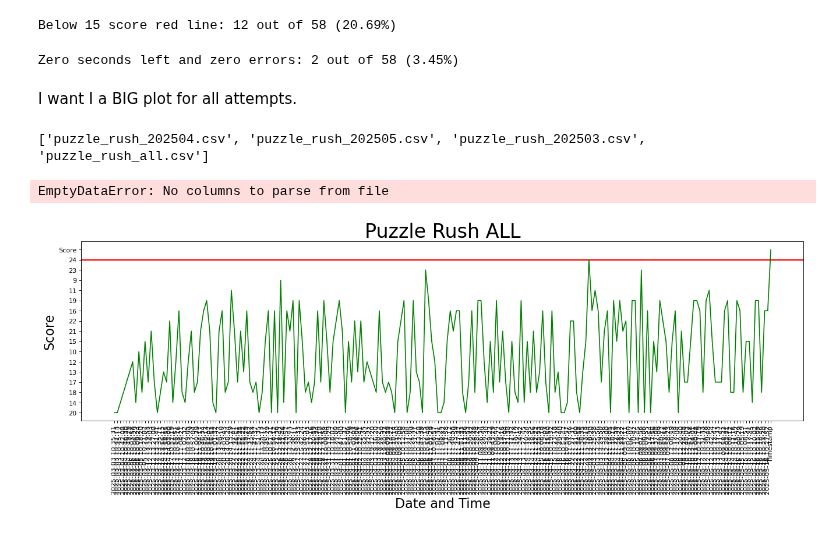
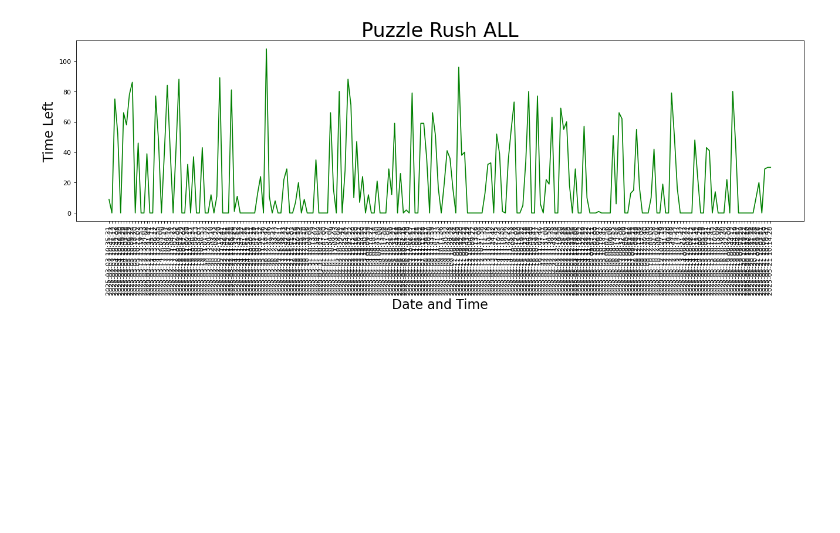
Before and after one commit to mariaonoeva/stat-repo, a Jupyter notebook: chess/puzzle-rush/total_stat_puzzle_rush.ipynb, the cells around one changed output. Drawn from its saved outputs; the diff is of its cells as text; code cells hidden in the pictures; blank space fills up the shorter version.

Commit message:
Big stat update

```diff
--- a/chess/puzzle-rush/total_stat_puzzle_rush.ipynb
+++ b/chess/puzzle-rush/total_stat_puzzle_rush.ipynb
@@ -14,0 +22,20 @@ puzzle_rush.head()
+# %%
+import os
+
+path = 'data/csvs/'
+extension = '.csv'
+
+files = [file for file in os.listdir(path) if file.endswith(extension)]
+
+stat = []
+
+for file in files:
+    output = month_info(path + file)
+    stat.append(output)
+
+stat_df = pd.DataFrame(stat)
+stat_df.columns = ['YearMonth', 'Attempts', 'Mean Score', 'Mean Error', 'Mean Time', '> 15', 'No error', 'No time']
+
+stat_df.sort_values(by='YearMonth', inplace=True)
+
+stat_df.head()
@@ -14,0 +65,5 @@ puzzle_rush.head()
+# %%
+all_puzzle_rush.columns = ['Timestamp', 'Mode', 'Score', 'TimeLeft', 'Errors']
+all_puzzle_rush.sort_values(by='Timestamp', inplace=True)
+
+all_puzzle_rush.head()
@@ -14,0 +77,3 @@ puzzle_rush.head()
+# %%
+all_puzzle_rush = all_puzzle_rush.assign(MonthYear = all_puzzle_rush['Timestamp'].str[:7])
+all_puzzle_rush.head()
@@ -33,36 +124,0 @@ Zero seconds left: 30 out of 58 (51.72%)
-# %%
-under_15 = puzzle_rush[(puzzle_rush['Score'] <= 15)]
-print(f"Below 15 score red line: {len(under_15)} out of {len(puzzle_rush['Timestamp'])} "
-      f"({len(under_15) / len(puzzle_rush['Timestamp']) * 100:.2f}%)")
-# %% [output]
-Below 15 score red line: 12 out of 58 (20.69%)
-# %%
-zero_time_no_error = puzzle_rush[(puzzle_rush['TimeLeft'] == 0) & (puzzle_rush['Errors'] == 0)]
-print(f"Zero seconds left and zero errors: {len(zero_time_no_error)} out of {len(puzzle_rush['Timestamp'])} "
-      f"({len(zero_time_no_error) / len(puzzle_rush['Timestamp']) * 100:.2f}%)")
-# %% [output]
-Zero seconds left and zero errors: 2 out of 58 (3.45%)
-# %% [markdown]
-I want I a BIG plot for all attempts.
-# %%
-import os
-
-path = 'data/csvs/'
-extension = '.csv'
-
-files = [file for file in os.listdir(path) if file.endswith(extension)]
-
-print(files)
-# %% [output]
-['puzzle_rush_202504.csv', 'puzzle_rush_202505.csv', 'puzzle_rush_202503.csv', 'puzzle_rush_all.csv']
-# %%
-dfs = []
-
-for file in files:
-    df = pd.read_csv(os.path.join(path, file), header=None)
-    dfs.append(df)
-
-all_puzzle_rush = pd.concat(dfs)
-print(all_puzzle_rush)
-# %% [output]
-EmptyDataError: No columns to parse from file
@@ -74,26 +125,18 @@ df.head()
 # %%
-import matplotlib.pyplot as plt
-from matplotlib.pyplot import figure
 figure(figsize=(20, 5), dpi=80) # fig size
 
-date_time = df['Timestamp'].tolist()
-score = df['Score'].tolist()
+date_time = all_puzzle_rush['Timestamp'].tolist()
+score = all_puzzle_rush['TimeLeft'].tolist()
 
 # cosmetics
 plt.title(f"Puzzle Rush ALL", fontsize=30)
 plt.xlabel("Date and Time", fontsize=20)
-plt.ylabel("Score", fontsize=20)
+plt.ylabel("Time Left", fontsize=20)
 plt.xticks(rotation=90)
-
-# draws one red line on y = 15
-plt.axhline(linewidth=2, color='r', y=15)
 
 # data for the plot
 plt.plot(date_time, score, color = 'g', linestyle = 'solid')
 
-# I want to add time and errorless attempts
-
-plt.savefig('data/pics/puzzle_rush_ALL.png', bbox_inches='tight')
 plt.show()
 # %% [output]
-[figure, old version]
+[figure, new version]
```
Also changed, not shown: parts of 12 cells of this notebook, 2 other files.
